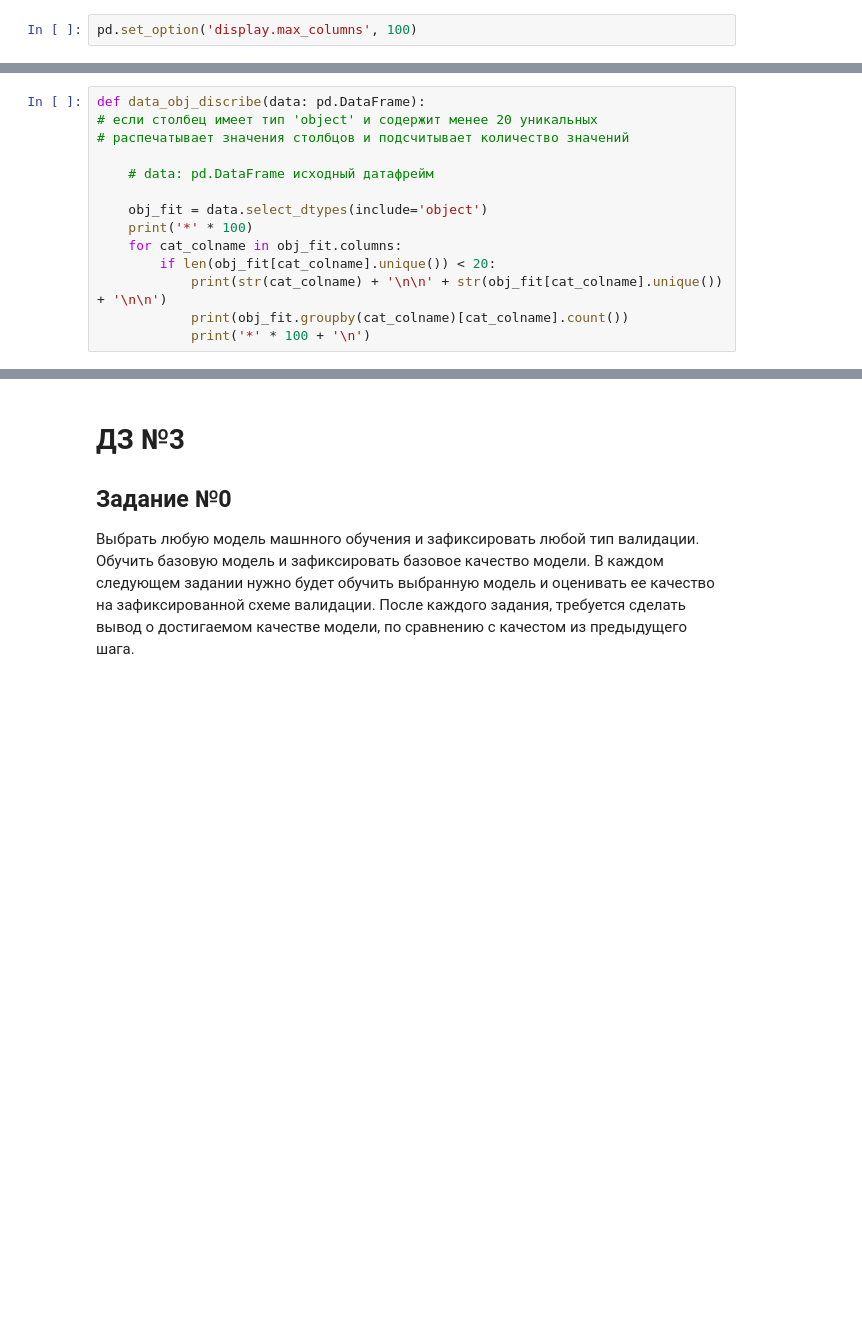
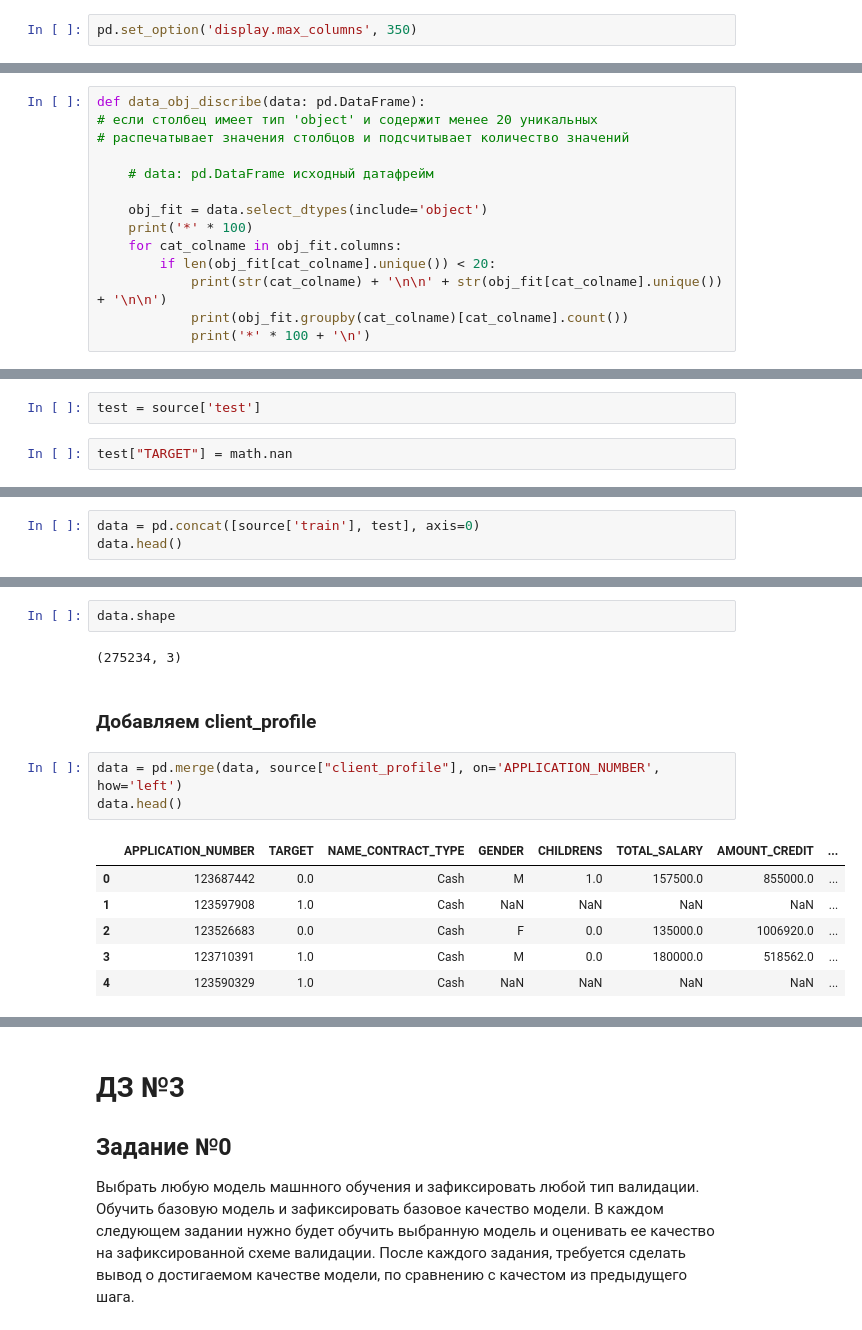
Before and after one commit to VitalyGladyshev/Python_for_DS, a Jupyter notebook: HW_03.ipynb, the cells around one changed output, grey strips where cells are left out. Saved outputs shown, nothing was run; the diff lists cells and outputs as text; blank space fills up the shorter version.

```diff
--- a/HW_03.ipynb
+++ b/HW_03.ipynb
@@ -57,7 +65,7 @@ client_profile
 payments
  (1023932, 8)
 # %%
-pd.set_option('display.max_columns', 100)
+pd.set_option('display.max_columns', 350)
 # %%
 source['train'].head(3)
 # %% [output]
@@ -156,0 +228,4 @@ Name: FAMILY_STATUS, dtype: int64
+# %%
+test = source['test']
+# %%
+test["TARGET"] = math.nan
@@ -156,0 +249,3 @@ Name: FAMILY_STATUS, dtype: int64
+# %%
+data = pd.concat([source['train'], test], axis=0)
+data.head()
@@ -156,0 +268,16 @@ Name: FAMILY_STATUS, dtype: int64
+# %%
+data.shape
+# %% [output]
+(275234, 3)
+# %% [markdown]
+### Добавляем client_profile
+# %%
+data = pd.merge(data, source["client_profile"], on='APPLICATION_NUMBER', how='left')
+data.head()
+# %% [output]
+|  | APPLICATION_NUMBER | TARGET | NAME_CONTRACT_TYPE | GENDER | CHILDRENS | TOTAL_SALARY | AMOUNT_CREDIT | ... |
+| 0 | 123687442 | 0.0 | Cash | M | 1.0 | 157500.0 | 855000.0 | ... |
+| 1 | 123597908 | 1.0 | Cash | NaN | NaN | NaN | NaN | ... |
+| 2 | 123526683 | 0.0 | Cash | F | 0.0 | 135000.0 | 1006920.0 | ... |
+| 3 | 123710391 | 1.0 | Cash | M | 0.0 | 180000.0 | 518562.0 | ... |
+| 4 | 123590329 | 1.0 | Cash | NaN | NaN | NaN | NaN | ... |
```
Also changed, not shown: parts of 69 cells of this notebook.
